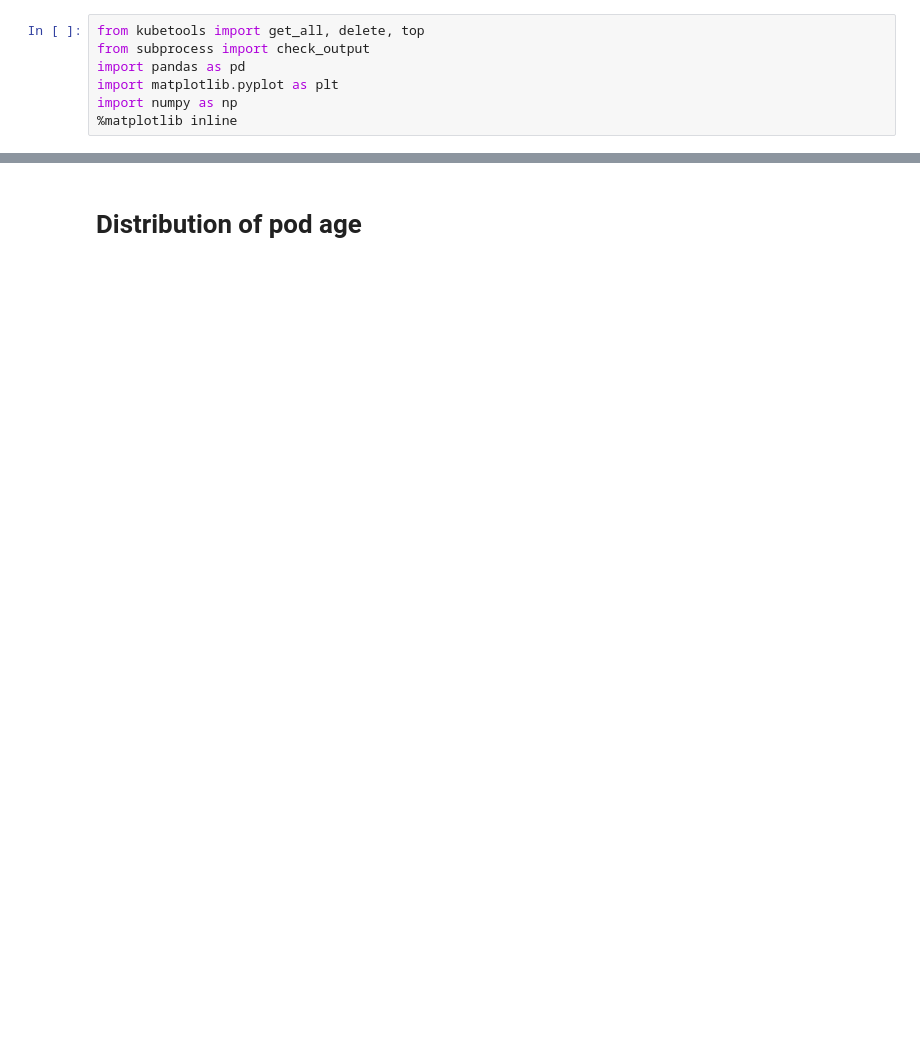
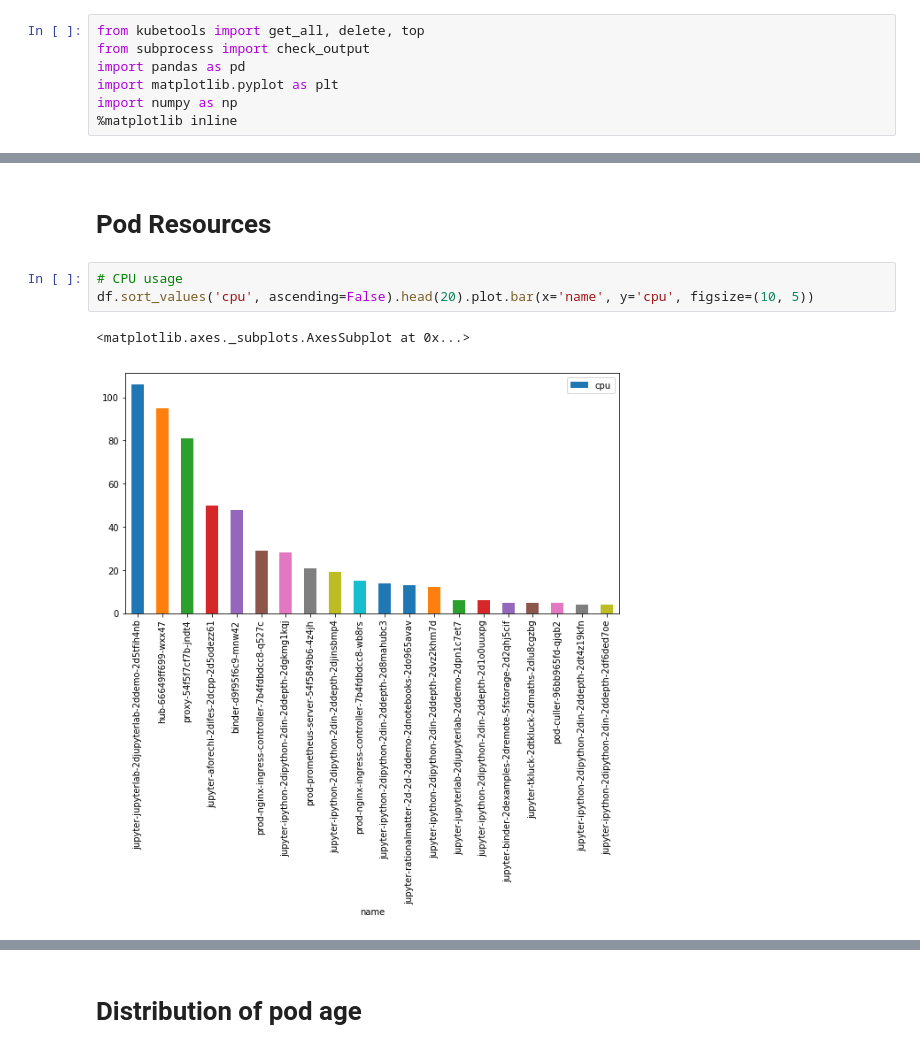
Before and after one commit to jupyterhub/mybinder-tools, a Jupyter notebook: demo.ipynb, the cells around one changed output, grey strips where cells are left out. Drawn from its saved outputs; the diff is of its cells as text; blank space fills up the shorter version.

```diff
--- a/demo.ipynb
+++ b/demo.ipynb
@@ -30 +74,9 @@ array([u'gke-prod-a-ssd-pool-32-134a959a-z2hg',
+# %% [markdown]
+# Pod Resources
+# %%
+# CPU usage
+df.sort_values('cpu', ascending=False).head(20).plot.bar(x='name', y='cpu', figsize=(10, 5))
+# %% [output]
+<matplotlib.axes._subplots.AxesSubplot at 0x...>
+[figure, added]
 # %%
```
Also changed, not shown: parts of 16 cells of this notebook, 1 other file.
